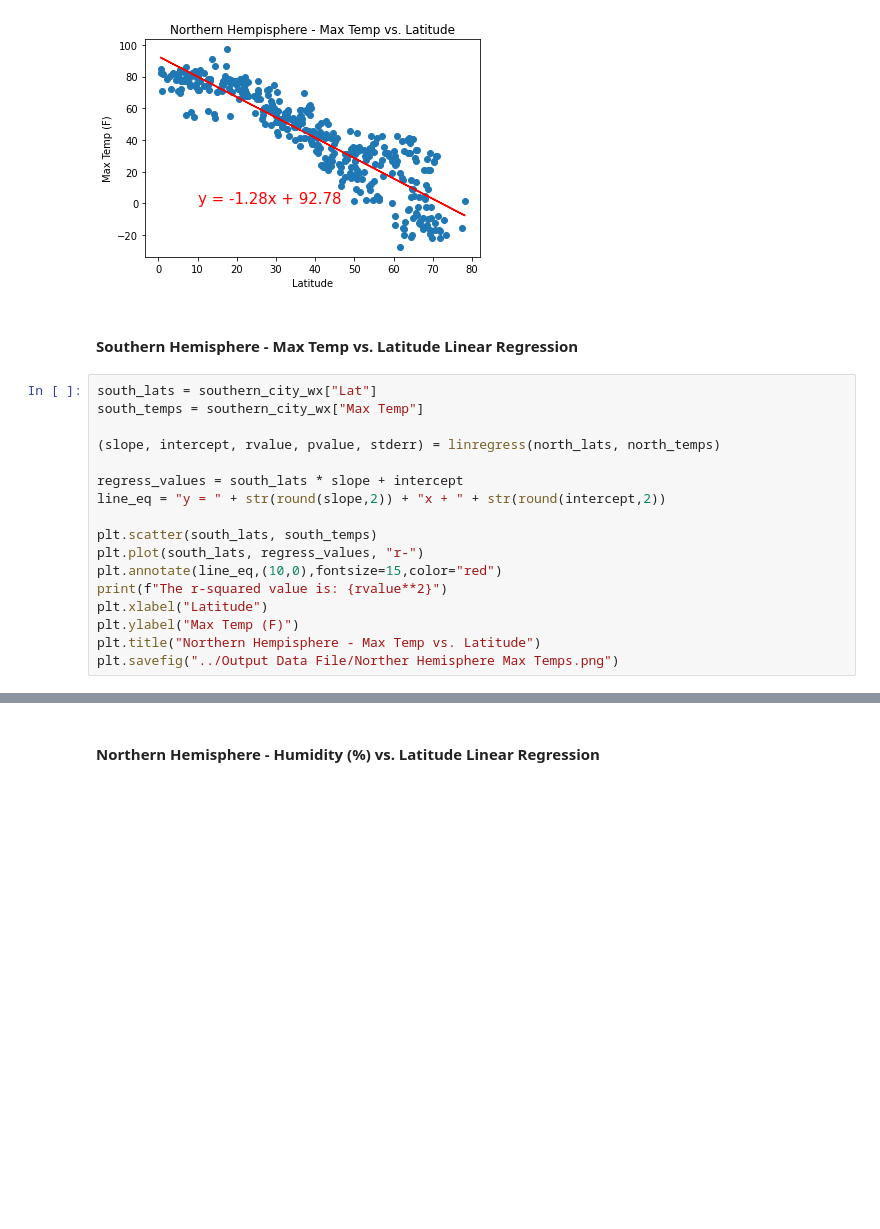
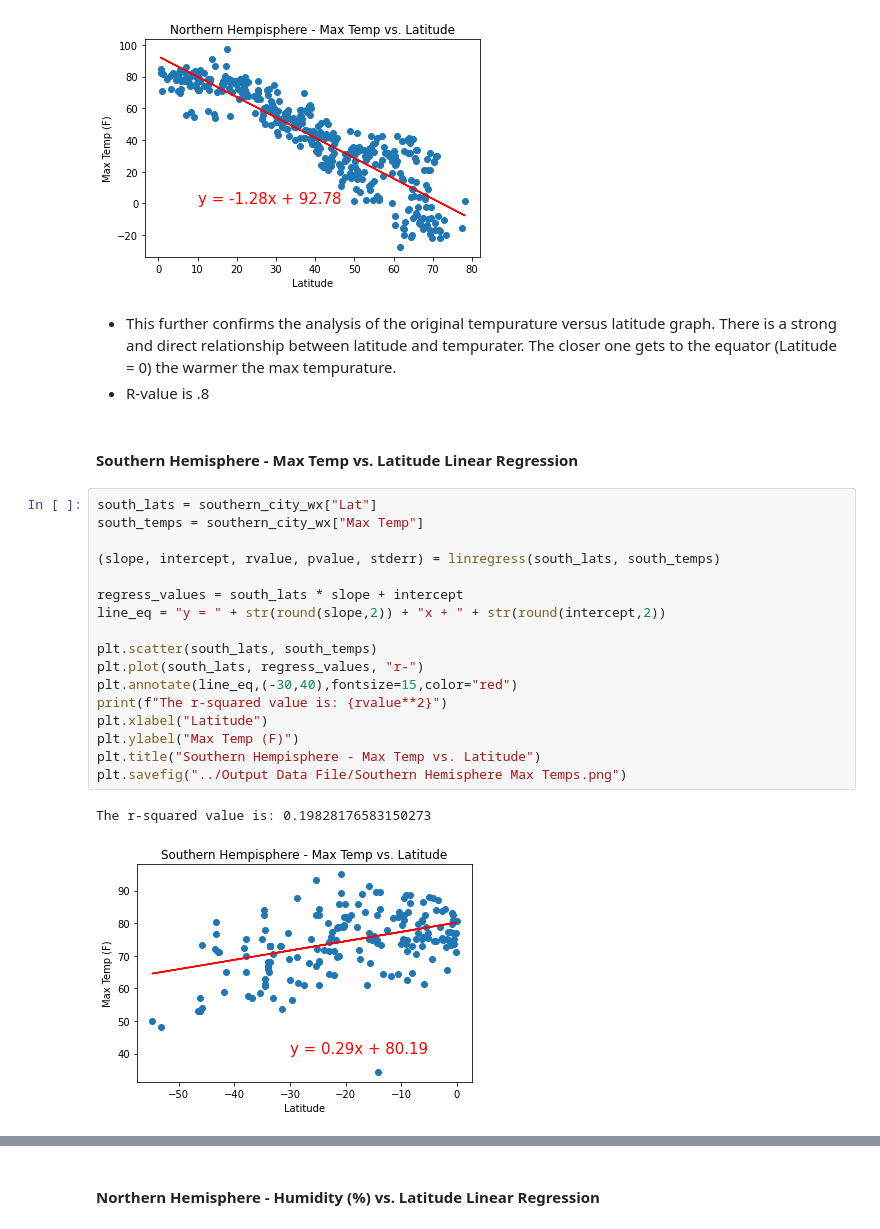
Before and after one commit to ccgrace/python-api-challenge, a Jupyter notebook: WeatherPy/WeatherPy.ipynb, the cells around one changed output, grey strips where cells are left out. Drawn from its saved outputs; the diff is of its cells as text; blank space fills up the shorter version.

Commit message:
added comments and additional graph

```diff
--- a/WeatherPy/WeatherPy.ipynb
+++ b/WeatherPy/WeatherPy.ipynb
@@ -270,22 +281,28 @@ plt.savefig("../Output Data File/Norther Hemisphere Max Temps.png")
 # %% [output]
 The r-squared value is: 0.8036372639335722
 [figure]
+# %% [markdown]
+- This further confirms the analysis of the original tempurature versus latitude graph. There is a strong and direct relationship between latitude and tempurater. The closer one gets to the equator (Latitude = 0) the warmer the max tempurature.
+- R-value is .8
 # %% [markdown]
 ####  Southern Hemisphere - Max Temp vs. Latitude Linear Regression
 # %%
 south_lats = southern_city_wx["Lat"]
 south_temps = southern_city_wx["Max Temp"]
 
-(slope, intercept, rvalue, pvalue, stderr) = linregress(north_lats, north_temps)
+(slope, intercept, rvalue, pvalue, stderr) = linregress(south_lats, south_temps)
 
 regress_values = south_lats * slope + intercept
 line_eq = "y = " + str(round(slope,2)) + "x + " + str(round(intercept,2))
 
 plt.scatter(south_lats, south_temps)
 plt.plot(south_lats, regress_values, "r-")
-plt.annotate(line_eq,(10,0),fontsize=15,color="red")
+plt.annotate(line_eq,(-30,40),fontsize=15,color="red")
 print(f"The r-squared value is: {rvalue**2}")
 plt.xlabel("Latitude")
 plt.ylabel("Max Temp (F)")
-plt.title("Northern Hempisphere - Max Temp vs. Latitude")
-plt.savefig("../Output Data File/Norther Hemisphere Max Temps.png")
+plt.title("Southern Hempisphere - Max Temp vs. Latitude")
+plt.savefig("../Output Data File/Southern Hemisphere Max Temps.png")
+# %% [output]
+The r-squared value is: 0.19828176583150273
+[figure, added]
```
Also changed, not shown: parts of 7 cells of this notebook, 2 other files.
